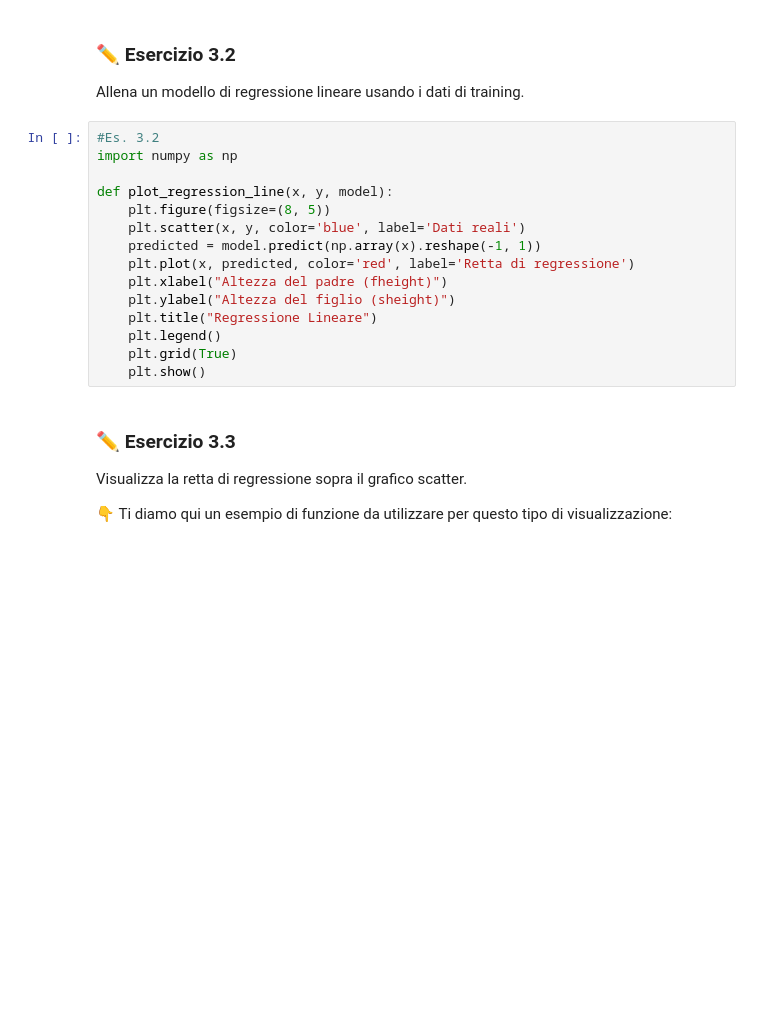
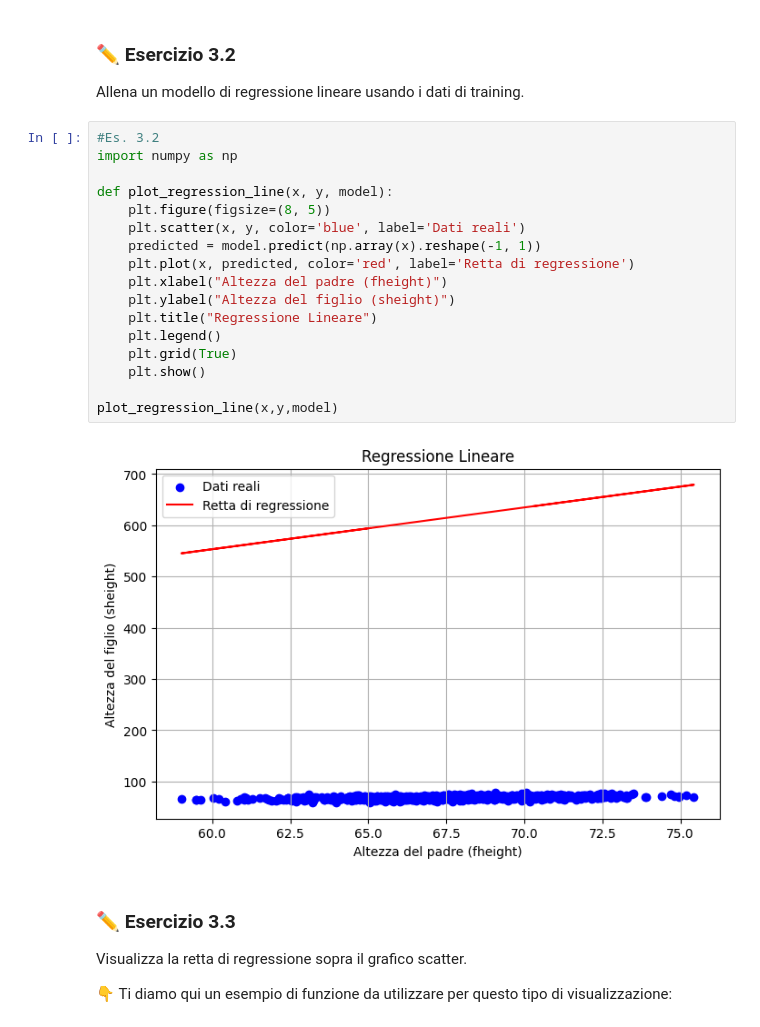
Before and after one commit to FrancescoScanni/fs_altezze, a Jupyter notebook: Regressione_Lineare_Altezze.ipynb, the cells around one changed output. Drawn from its saved outputs; the diff is of its cells as text; blank space fills up the shorter version.

```diff
--- a/Regressione_Lineare_Altezze.ipynb
+++ b/Regressione_Lineare_Altezze.ipynb
@@ -248,18 +260,22 @@ Allena un modello di regressione lineare usando i dati di training.
 # %%
 #Es. 3.2
 import numpy as np
 
 def plot_regression_line(x, y, model):
     plt.figure(figsize=(8, 5))
     plt.scatter(x, y, color='blue', label='Dati reali')
     predicted = model.predict(np.array(x).reshape(-1, 1))
     plt.plot(x, predicted, color='red', label='Retta di regressione')
     plt.xlabel("Altezza del padre (fheight)")
     plt.ylabel("Altezza del figlio (sheight)")
     plt.title("Regressione Lineare")
     plt.legend()
     plt.grid(True)
     plt.show()
+
+plot_regression_line(x,y,model)
+# %% [output]
+[figure, added]
 # %% [markdown]
 ### ✏️ Esercizio 3.3
 Visualizza la retta di regressione sopra il grafico scatter.
```
Also changed, not shown: parts of 3 cells of this notebook.
